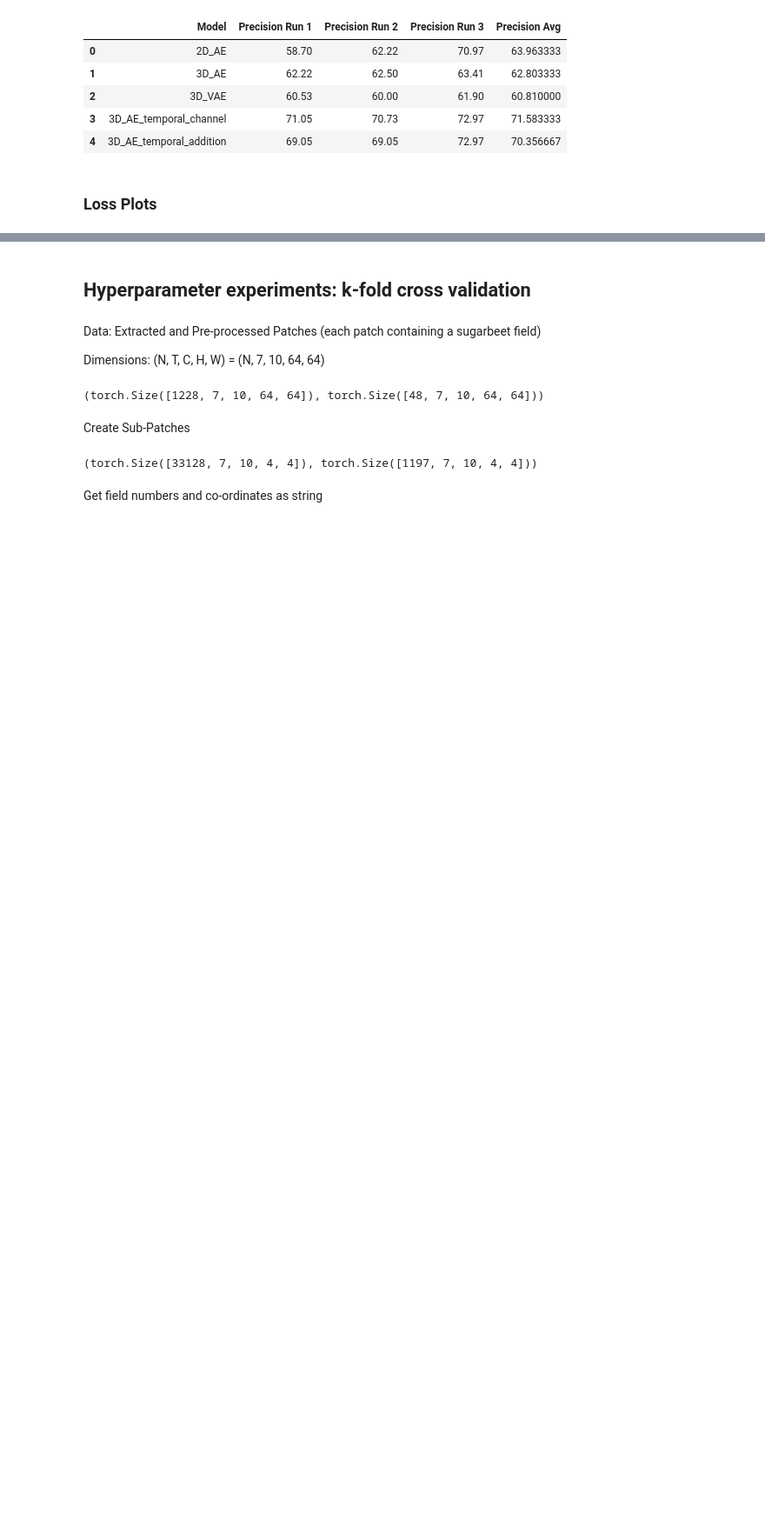
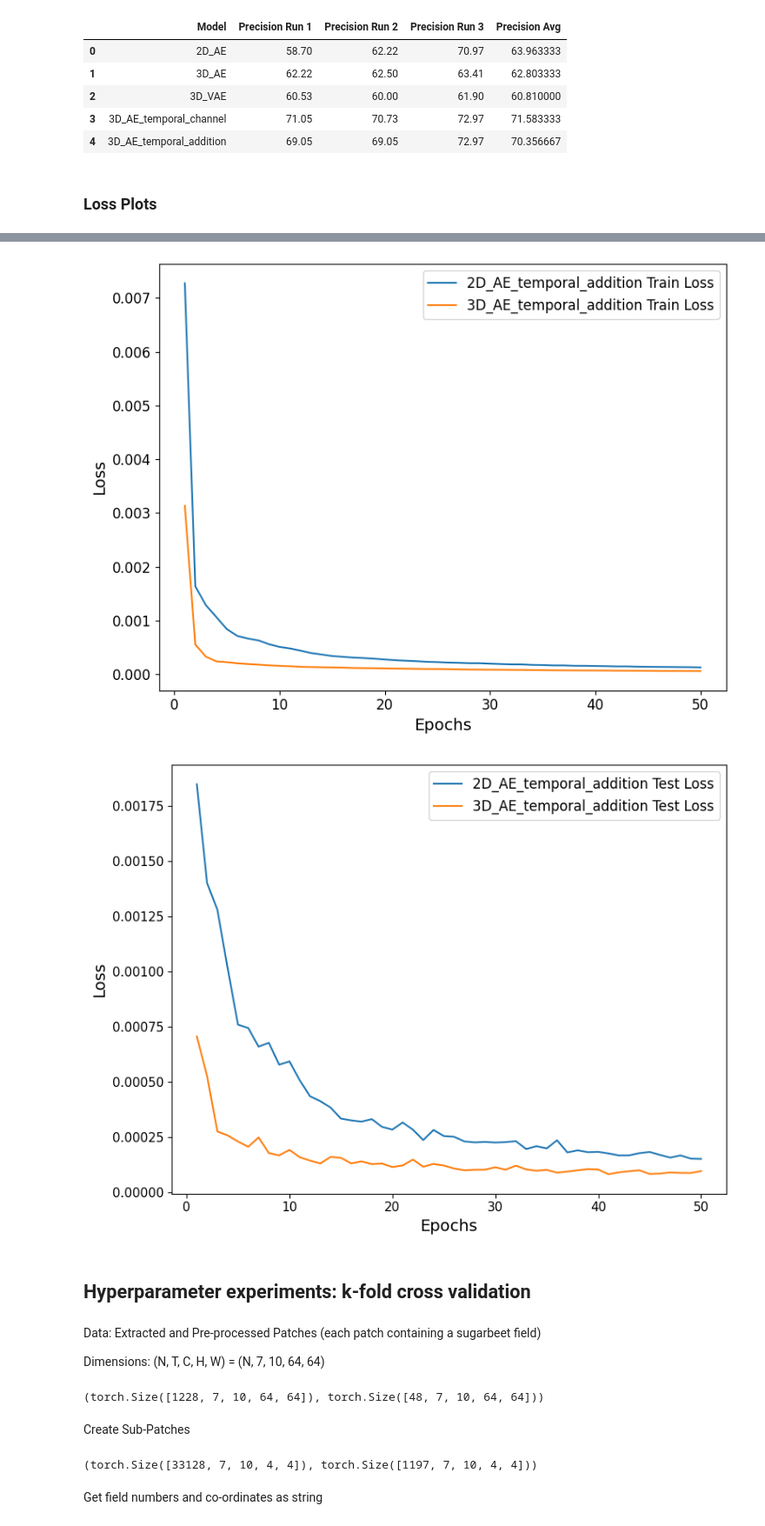
Before and after one commit to bhumikasadbhave/Master-Thesis-SITS, a Jupyter notebook: Modeling/temporal_ae_executions.ipynb, the cells around one changed output, grey strips where cells are left out. Shown: that part at 87% size. Cells and saved outputs as stored; diff of their text form; code cells hidden in the pictures; blank space fills up the shorter version.

```diff
--- a/Modeling/temporal_ae_executions.ipynb
+++ b/Modeling/temporal_ae_executions.ipynb
@@ -786,3 +891,10 @@ plot_losses_ae(train_loss, test_loss)
+# %%
+model_names = ['2D_AE_temporal_addition','3D_AE_temporal_addition']
+train_loss, test_loss = load_avg_losses(model_names, output_dir=config.results_json_path)
+plot_losses_ae(train_loss, test_loss)
+# %% [output]
+[figure, added]
+[figure, added]
 # %% [markdown]
 ## Hyperparameter experiments: k-fold cross validation
 # %% [markdown]
```
Also changed, not shown: parts of 15 cells of this notebook, 7 other files.
